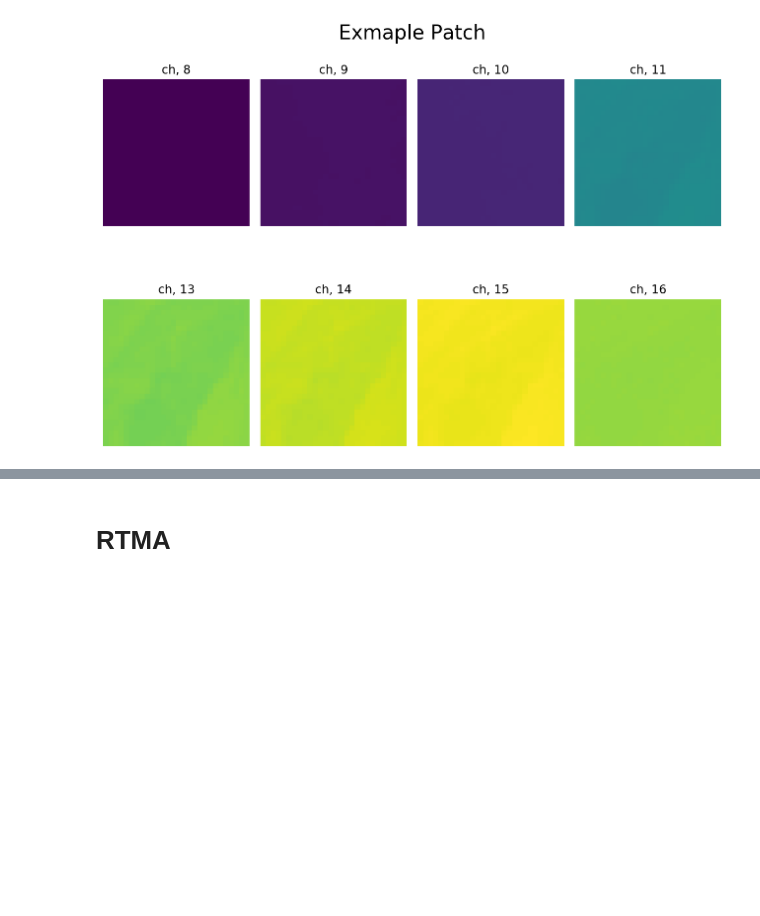
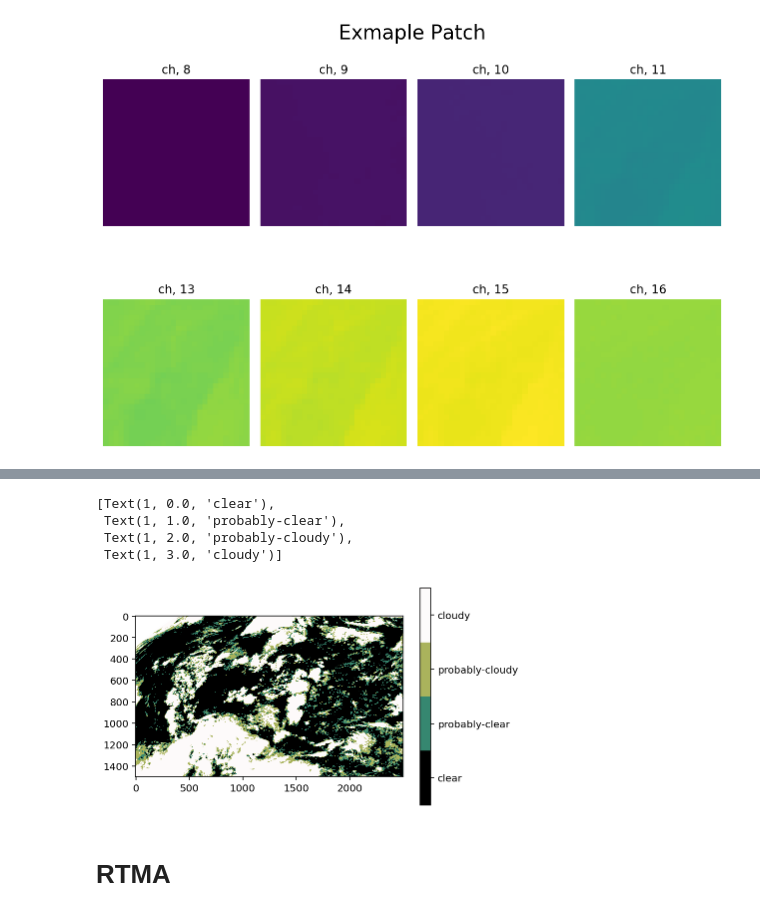
Before and after one commit to stockeh/cira-ml-soundings, a Jupyter notebook: notebooks/data-preprocessing.ipynb, the cells around one changed output, grey strips where cells are left out. Cells and saved outputs as stored; diff of their text form; code cells hidden in the pictures; blank space fills up the shorter version.

```diff
--- a/notebooks/data-preprocessing.ipynb
+++ b/notebooks/data-preprocessing.ipynb
@@ -379,3 +374,25 @@ fig.tight_layout()
+# %%
+fin = '/home/stock/clavrx_goes16_2020_222_235619.level2.hdf'
+mask = Dataset(fin)
+# %%
+cloud_mask = mask['cloud_mask'][:]
+
+minimum = np.min(cloud_mask)
+maximum = np.max(cloud_mask)
+
+cmap = plt.get_cmap('gist_earth', maximum-minimum+1) # Blues_r gist_stern gist_earth
+# set limits .5 outside true range
+im = plt.imshow(cloud_mask, cmap=cmap, vmin=minimum-.5, vmax=maximum+.5)
+#tell the colorbar to tick at integers
+cbar = plt.colorbar(im, ticks=np.arange(minimum,maximum+1))
+cbar.ax.set_yticklabels(['clear', 'probably-clear', 'probably-cloudy', 'cloudy'])
+# plt.axis('off');
+# %% [output]
+[Text(1, 0.0, 'clear'),
+ Text(1, 1.0, 'probably-clear'),
+ Text(1, 2.0, 'probably-cloudy'),
+ Text(1, 3.0, 'cloudy')]
+[figure, added]
 # %% [markdown]
 # RTMA
 # %%
```
Also changed, not shown: parts of 8 cells of this notebook, 3 other files.
